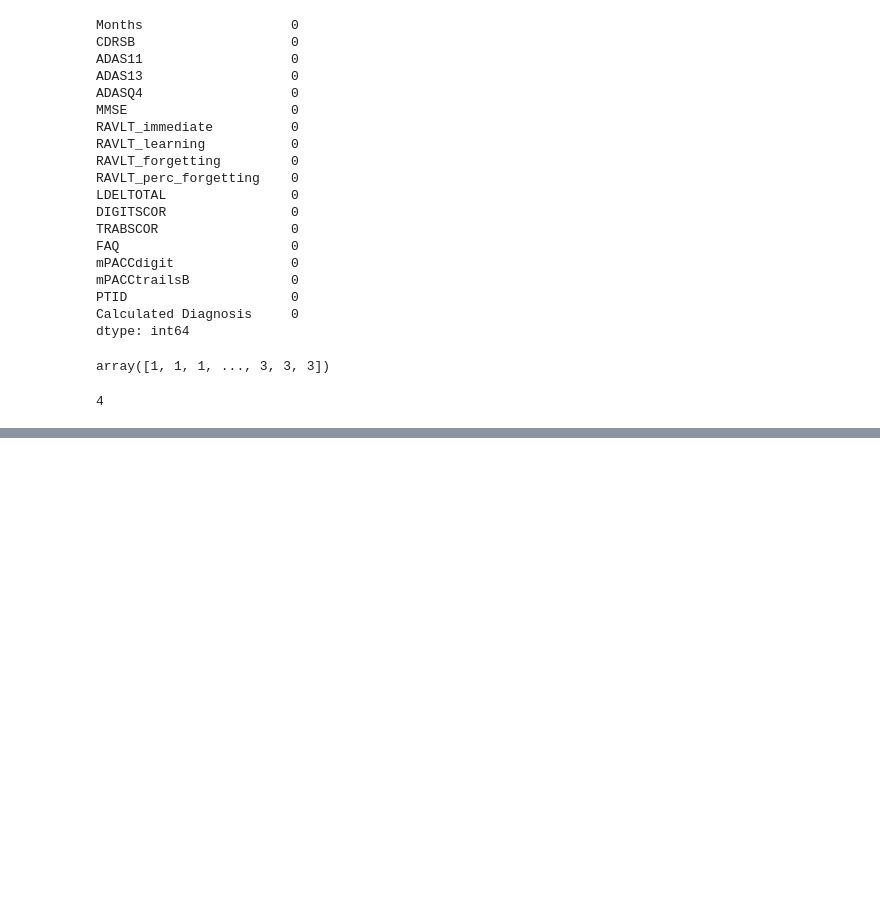
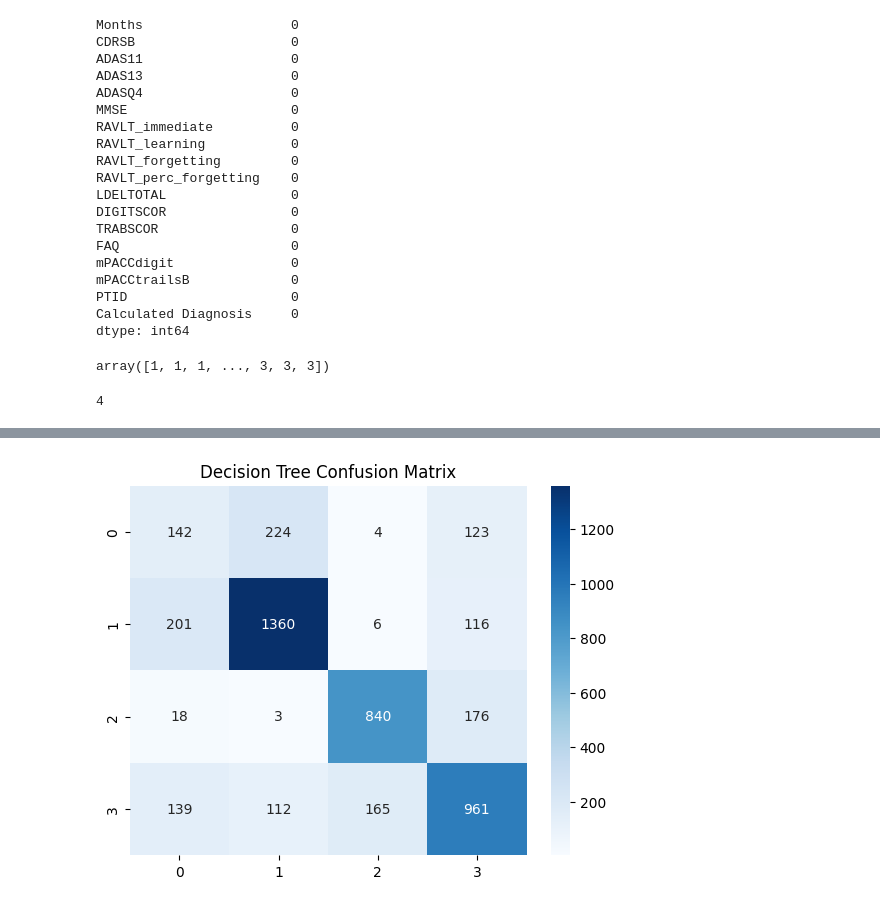
Before and after one commit to memoriesbytalha/Time-Series-LSTM-Based-Classification-Alzheimer, a Jupyter notebook: model.ipynb, the cells around one changed output, grey strips where cells are left out. Drawn from its saved outputs; the diff is of its cells as text; code cells hidden in the pictures; blank space fills up the shorter version.

```diff
--- a/model.ipynb
+++ b/model.ipynb
@@ -436,0 +447,14 @@ ModuleNotFoundError: No module named 'xgboost'
+# %%
+# Initialize Decision Tree Classifier
+dt_model = DecisionTreeClassifier(random_state=42)
+
+# Train the model
+dt_model.fit(X_train, Y_train_labels)
+
+# Make predictions on the test set
+dt_predictions = dt_model.predict(X_test)
+
+# Evaluate the model
+dt_accuracy = accuracy_score(Y_test_labels, dt_predictions)
+print(f"Decision Tree Accuracy: {dt_accuracy}")
+print(classification_report(Y_test_labels, dt_predictions))
@@ -436,0 +563,14 @@ ModuleNotFoundError: No module named 'xgboost'
+# %%
+from sklearn.metrics import confusion_matrix
+import seaborn as sns
+import matplotlib.pyplot as plt
+
+# Confusion matrix for Decision Tree
+dt_cm = confusion_matrix(Y_test_labels, dt_predictions)
+sns.heatmap(dt_cm, annot=True, fmt='d', cmap='Blues')
+plt.title('Decision Tree Confusion Matrix')
+plt.show()
+
+# Similarly, you can plot for Random Forest and XGBoost
+# %% [output]
+[figure, added]
```
Also changed, not shown: parts of 14 cells of this notebook.
